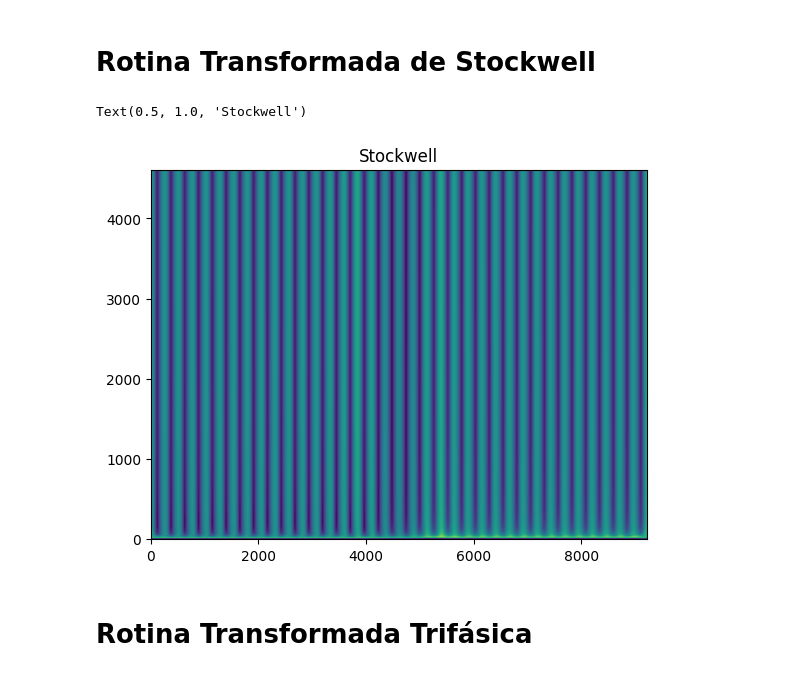
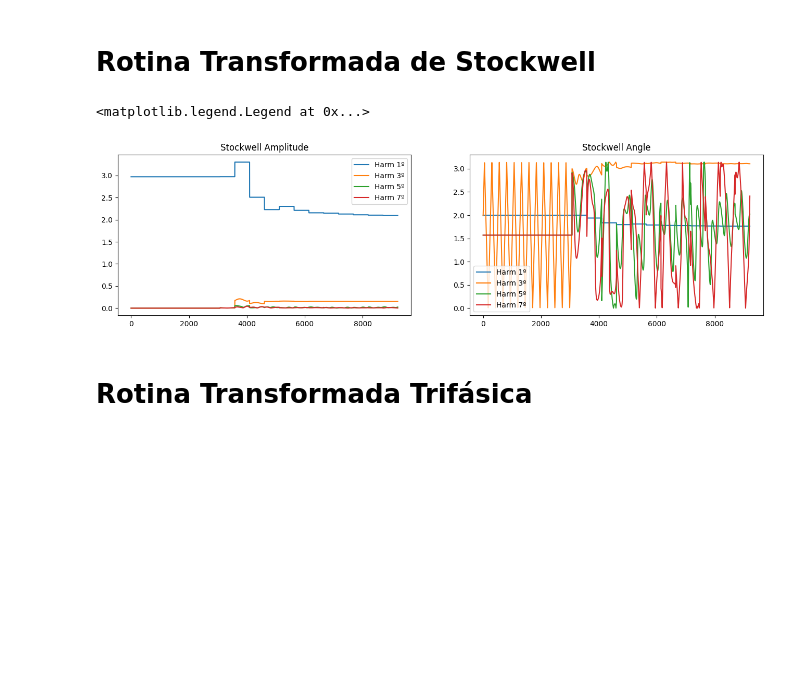
Before and after one commit to EESC-USP-FaultAI/preprocessing, a Jupyter notebook: Rotinas/main.ipynb, the cells around one changed output. Cells and saved outputs as stored; diff of their text form; code cells hidden in the pictures; blank space fills up the shorter version.

Commit message:
Stockwell Fix and EMD Added

```diff
--- a/Rotinas/main.ipynb
+++ b/Rotinas/main.ipynb
@@ -68,16 +72,26 @@ Text(0.5, 1.0, 'cD')
 [figure]
 # %% [markdown]
 # Rotina Transformada de Stockwell
-# %%
-from functions.TS import ST
-stClass = ST.Stockwell()
-signal_ST = stClass.transformada_de_stockwell(signal, 0.05)
-freq_ST = np.fft.fftfreq(signal.shape[0], 1/fs)
-plot = plt.imshow(np.abs(signal_ST), aspect='auto', origin='lower', extent=[0, signal.shape[0], 0, signal.shape[0]/2])
-plt.title('Stockwell')
-# %% [output]
-Text(0.5, 1.0, 'Stockwell')
-[figure, removed]
+# %%
+from functions.TS import ST
+stClass = ST.Stockwell()
+signal_ST = stClass.calcula_TS_do_sinal(signal, int(fs/60), 1)
+
+plt.figure(figsize=(16, 4))
+plt.subplot(1,2,1)
+for i in range(1, 9, 2):
+    plt.plot(signal_ST[0][i, :], label=f'Harm {i}º')
+plt.title('Stockwell Amplitude')
+plt.legend()
+
+plt.subplot(1,2,2)
+for i in range(1, 9, 2):
+    plt.plot(signal_ST[1][i, :], label=f'Harm {i}º')
+plt.title('Stockwell Angle')
+plt.legend()
+# %% [output]
+<matplotlib.legend.Legend at 0x...>
+[figure, added]
 # %% [markdown]
 # Rotina Transformada Trifásica
 # %%
```
Also changed, not shown: parts of 6 cells of this notebook.
